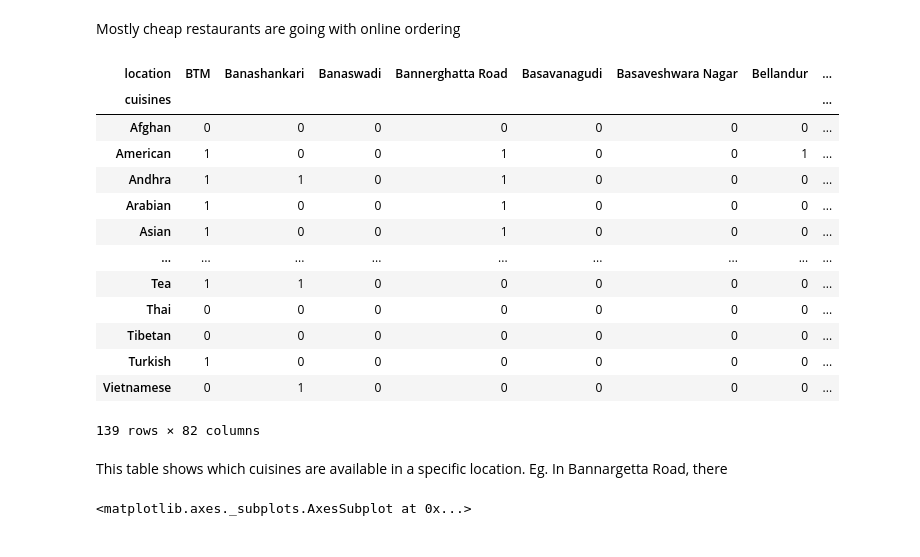
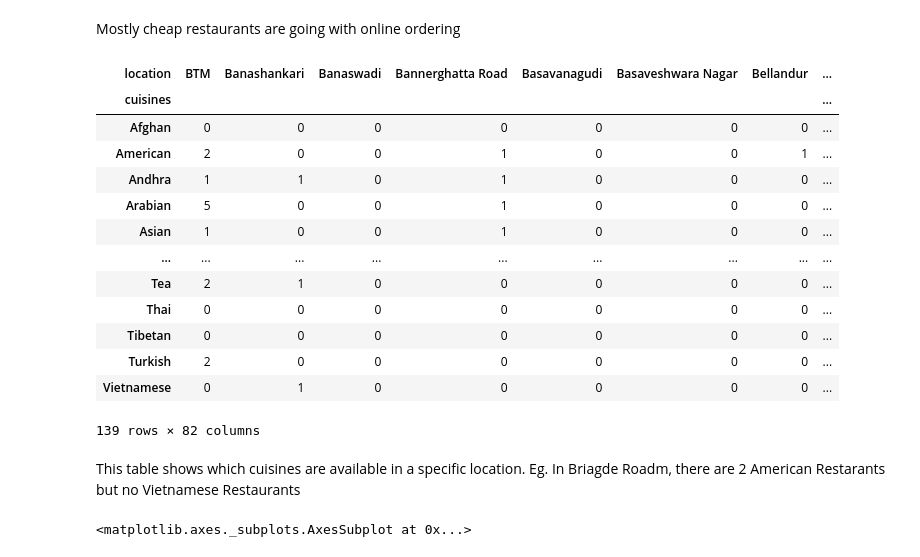
Before and after one commit to vicky-sai/Restaurant_EDA, a Jupyter notebook: 1_Restaurants_EDA.ipynb, the cells around one changed output. Cells and saved outputs as stored; diff of their text form; code cells hidden in the pictures.

```diff
--- a/1_Restaurants_EDA.ipynb
+++ b/1_Restaurants_EDA.ipynb
@@ -251,25 +337,25 @@ for c, l in zip(df['cuisines'],df['location']):
         cl.append([l, j])
 # %%
 clh = pd.DataFrame(pd.DataFrame(cl,columns=['location','cuisines']).groupby(['cuisines','location']).size().reset_index())
-piv = pd.pivot_table(clh, values=0,index="cuisines", columns="location", aggfunc='count', fill_value=0)
+piv = pd.pivot_table(clh,values=0,index="cuisines", columns="location", aggfunc=np.sum, fill_value=0)
 piv
 # %% [output]
 | location | BTM | Banashankari | Banaswadi | Bannerghatta Road | Basavanagudi | Basaveshwara Nagar | Bellandur | ... |
 | cuisines |  |  |  |  |  |  |  | ... |
 | Afghan | 0 | 0 | 0 | 0 | 0 | 0 | 0 | ... |
-| American | 1 | 0 | 0 | 1 | 0 | 0 | 1 | ... |
+| American | 2 | 0 | 0 | 1 | 0 | 0 | 1 | ... |
 | Andhra | 1 | 1 | 0 | 1 | 0 | 0 | 0 | ... |
-| Arabian | 1 | 0 | 0 | 1 | 0 | 0 | 0 | ... |
+| Arabian | 5 | 0 | 0 | 1 | 0 | 0 | 0 | ... |
 | Asian | 1 | 0 | 0 | 1 | 0 | 0 | 0 | ... |
 | ... | ... | ... | ... | ... | ... | ... | ... | ... |
-| Tea | 1 | 1 | 0 | 0 | 0 | 0 | 0 | ... |
+| Tea | 2 | 1 | 0 | 0 | 0 | 0 | 0 | ... |
 | Thai | 0 | 0 | 0 | 0 | 0 | 0 | 0 | ... |
 | Tibetan | 0 | 0 | 0 | 0 | 0 | 0 | 0 | ... |
-| Turkish | 1 | 0 | 0 | 0 | 0 | 0 | 0 | ... |
+| Turkish | 2 | 0 | 0 | 0 | 0 | 0 | 0 | ... |
 | Vietnamese | 0 | 1 | 0 | 0 | 0 | 0 | 0 | ... |
 139 rows × 82 columns
 # %% [markdown]
-This table shows which cuisines are available in a specific location. Eg. In Bannargetta Road, there
+This table shows which cuisines are available in a specific location. Eg. In Briagde Roadm, there are 2 American Restarants but no Vietnamese Restaurants
 # %%
 df.groupby('online_order').agg({'votes':'sum'}).plot(kind='bar')
 # %% [output]
```
Also changed, not shown: parts of 28 cells of this notebook.
